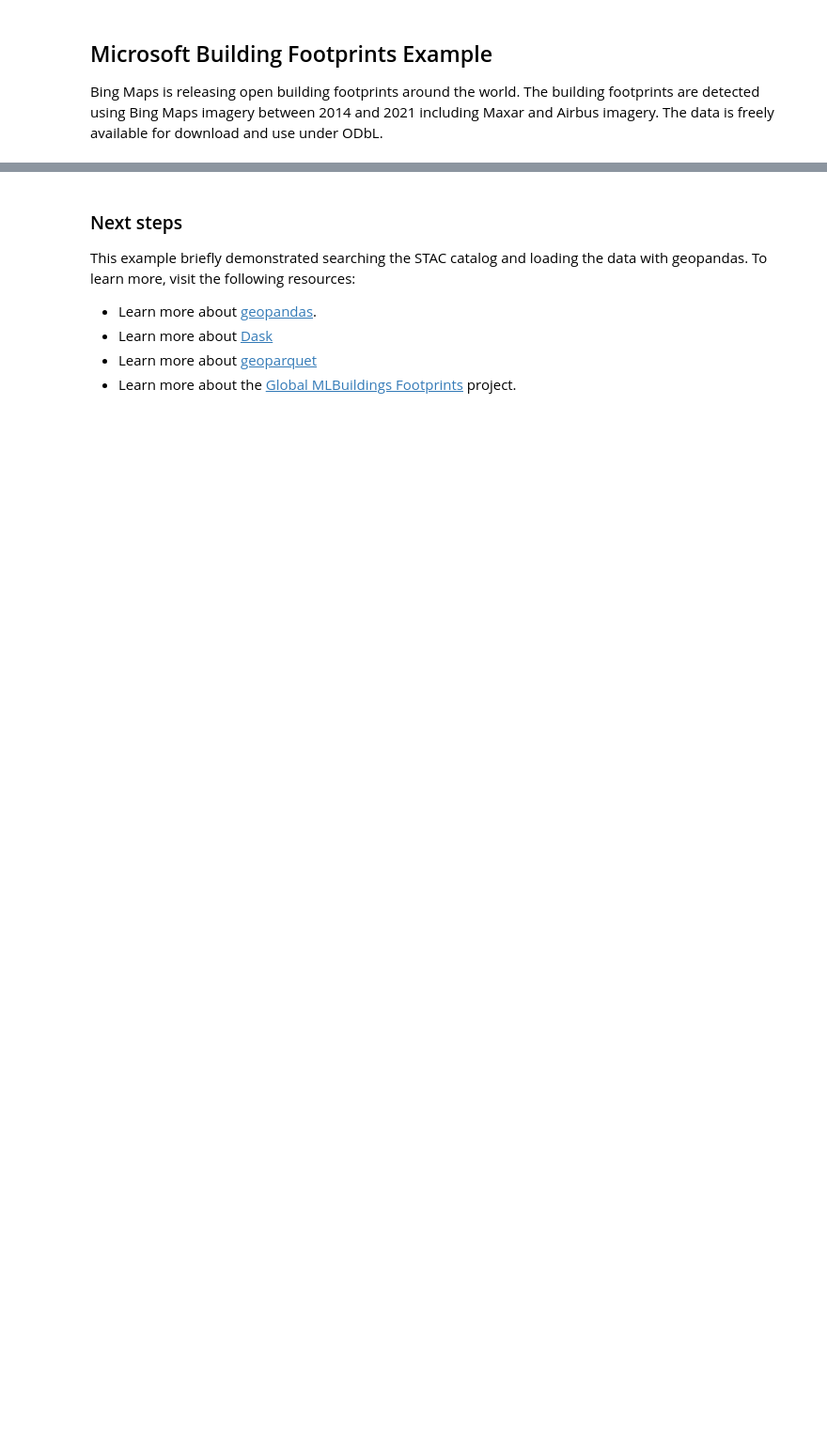
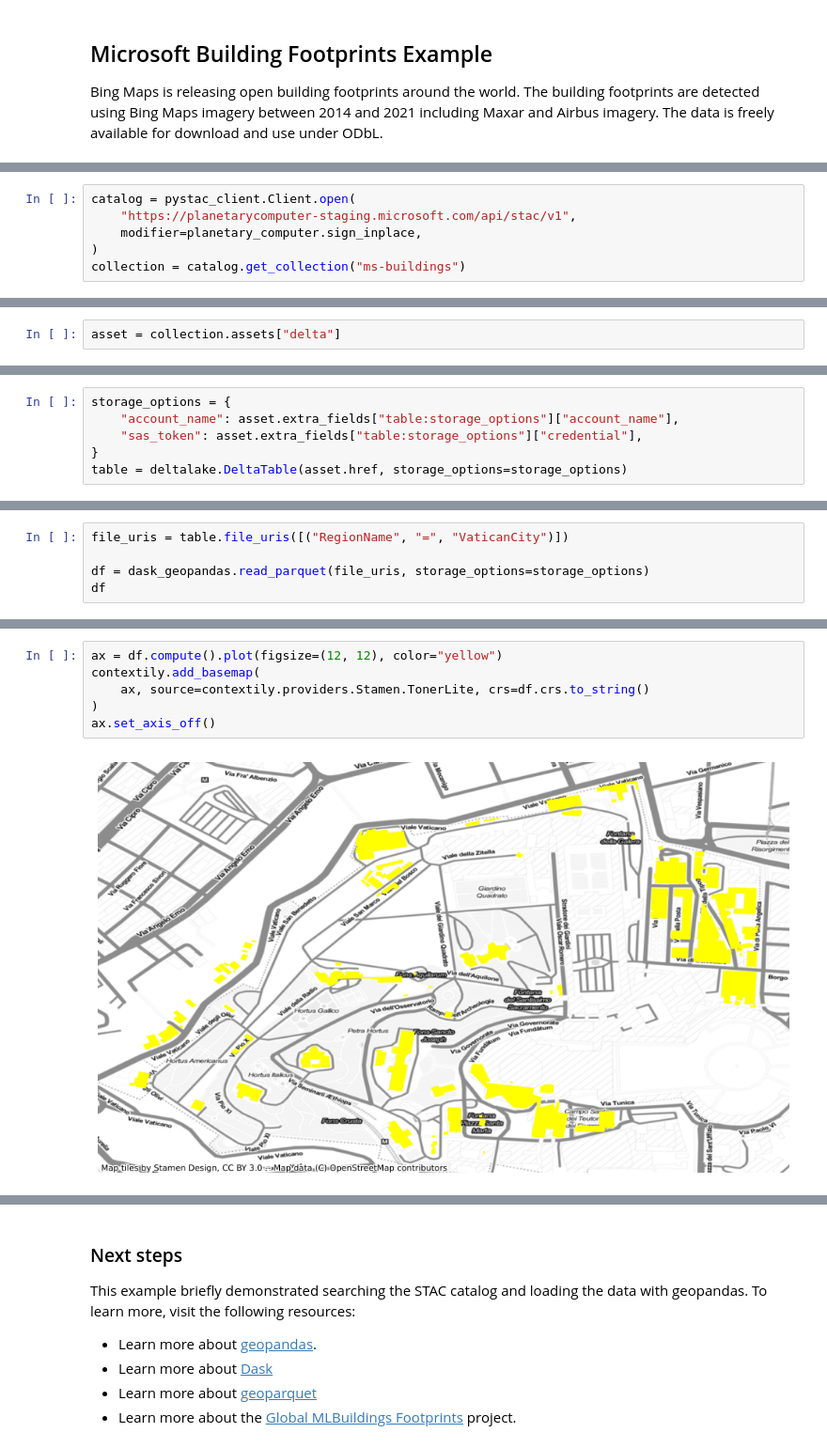
Before and after one commit to microsoft/PlanetaryComputerExamples, a Jupyter notebook: datasets/ms-buildings/ms-buildings-example.ipynb, the cells around one changed output, grey strips where cells are left out. Shown at 94% size. Saved outputs shown, nothing was run; the diff lists cells and outputs as text; blank space fills up the shorter version.

Commit message:
[ms-buildings]: Updated example notebook (#261)
* Added delta table example
* Update for new data

```diff
--- a/datasets/ms-buildings/ms-buildings-example.ipynb
+++ b/datasets/ms-buildings/ms-buildings-example.ipynb
@@ -138,0 +19,6 @@ Dask Name: read-parquet, 3531 tasks
+# %%
+catalog = pystac_client.Client.open(
+    "https://planetarycomputer-staging.microsoft.com/api/stac/v1",
+    modifier=planetary_computer.sign_inplace,
+)
+collection = catalog.get_collection("ms-buildings")
@@ -138,0 +29,2 @@ Dask Name: read-parquet, 3531 tasks
+# %%
+asset = collection.assets["delta"]
@@ -138,0 +33,6 @@ Dask Name: read-parquet, 3531 tasks
+# %%
+storage_options = {
+    "account_name": asset.extra_fields["table:storage_options"]["account_name"],
+    "sas_token": asset.extra_fields["table:storage_options"]["credential"],
+}
+table = deltalake.DeltaTable(asset.href, storage_options=storage_options)
@@ -138,0 +41,5 @@ Dask Name: read-parquet, 3531 tasks
+# %%
+file_uris = table.file_uris([("RegionName", "=", "VaticanCity")])
+
+df = dask_geopandas.read_parquet(file_uris, storage_options=storage_options)
+df
@@ -138,0 +53,8 @@ Dask Name: read-parquet, 3531 tasks
+# %%
+ax = df.compute().plot(figsize=(12, 12), color="yellow")
+contextily.add_basemap(
+    ax, source=contextily.providers.Stamen.TonerLite, crs=df.crs.to_string()
+)
+ax.set_axis_off()
+# %% [output]
+[figure, added]
```
Also changed, not shown: parts of 43 cells of this notebook.
